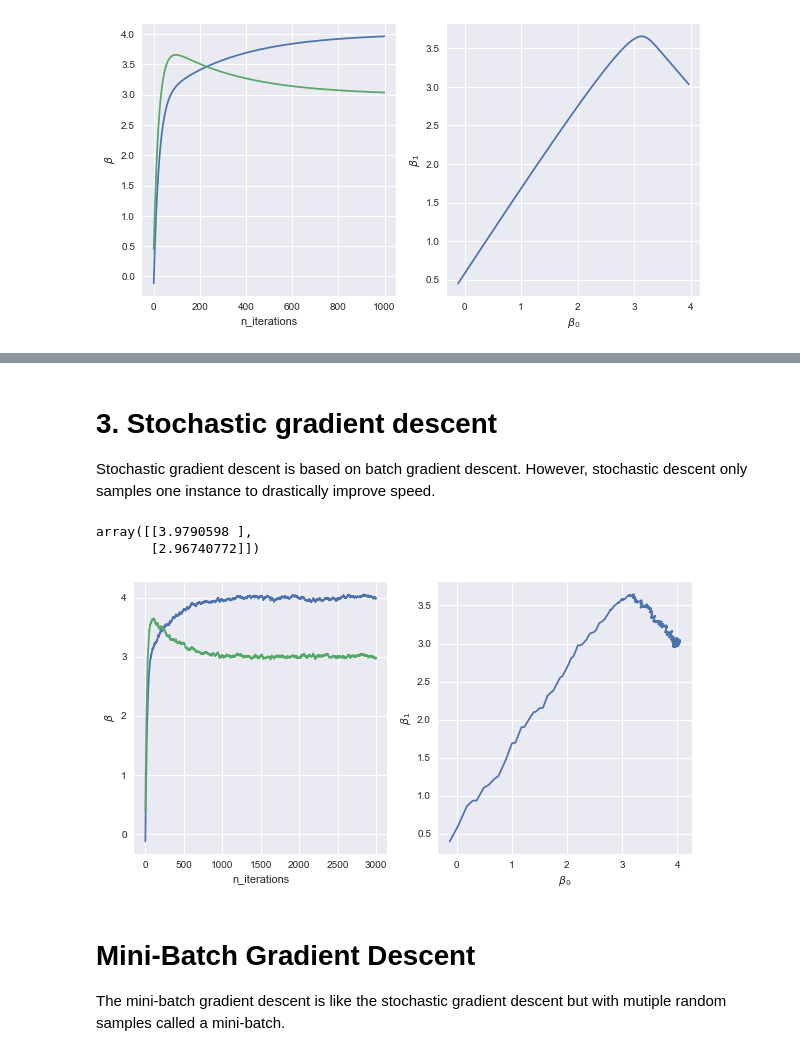
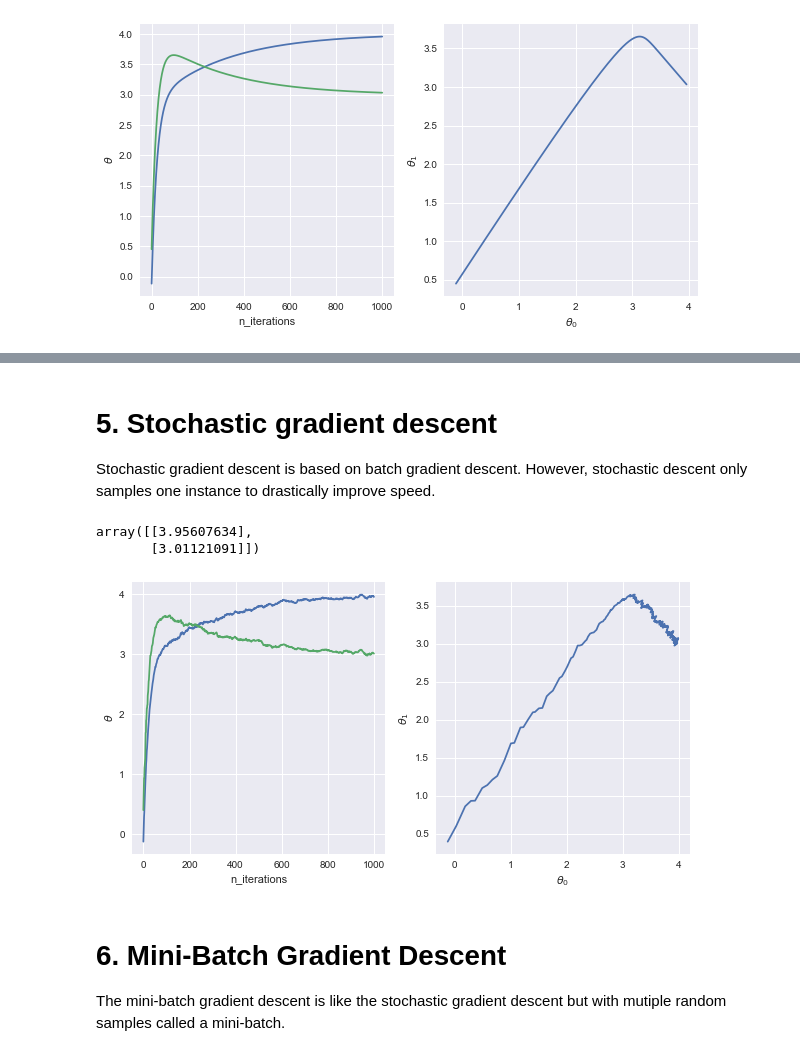
Before and after one commit to JelleWestra/simple-ml-in-numpy, a Jupyter notebook: Regression.ipynb, the cells around one changed output, grey strips where cells are left out. Drawn from its saved outputs; the diff is of its cells as text; code cells hidden in the pictures.

```diff
--- a/Regression.ipynb
+++ b/Regression.ipynb
@@ -53,14 +64,14 @@ $x$ is the instance feature vector containing $x_0$ to $x_n$ where $x_0$ is alwa
 # %%
 np.random.seed(314159265)
 
-beta = np.array([[4], [3]])
+theta = np.array([[4], [3]])
 
-X = 2 * np.random.rand(1000, beta.size - 1)
+X = 2 * np.random.rand(1000, theta.size - 1)
 # adding x_0 = 1 for all instances
 X_b = np.c_[np.ones((X.shape[0], 1)), X]
 
 # adding a random error
-y = X_b.dot(beta) + np.random.normal(0, 0.25, (X.shape[0], 1))
+y = X_b.dot(theta) + np.random.normal(0, 0.25, (X.shape[0], 1))
 # %%
 plt.plot(X, y, 'k.')
 plt.xlabel(r'$X$')
@@ -153,9 +171,9 @@ class BGDRegressor(Regressor):
         self.eta = learning_rate
         self.random_state = random_state
 
-        self.beta = None
-        # saving history of beta
-        self.betas = None
+        self.theta = None
+        # saving history of theta
+        self.thetas = None
 
         # saving the history of mse
         self.mse = np.zeros(self.n_iterations)
@@ -168,26 +186,26 @@ class BGDRegressor(Regressor):
 
         np.random.seed(self.random_state)
 
-        # initiating beta with random values in [0, 1]
-        self.beta = np.random.randn(X.shape[1] + 1, 1)
-        # saving the history of beta
-        self.betas = np.zeros((self.n_iterations, X.shape[1] + 1))
+        # initiating theta with random values in [0, 1]
+        self.theta = np.random.randn(X.shape[1] + 1, 1)
+        # saving the history of theta
+        self.thetas = np.zeros((self.n_iterations, X.shape[1] + 1))
 
         for i in range(self.n_iterations):
             # determining mean squared error
-            self.mse[i] = np.square(X_b.dot(self.beta) - y).mean()
+            self.mse[i] = np.square(X_b.dot(self.theta) - y).mean()
             # determining gradient
-            gradient = 2 / n * X_b.T.dot(X_b.dot(self.beta) - y)
+            gradient = 2 / n * X_b.T.dot(X_b.dot(self.theta) - y)
 
-            # moving beta towards the opposite direction of gradient
-            self.beta -= self.eta * gradient
-            # adding beta to history of betas
-            self.betas[i] = self.beta.ravel()
+            # moving theta towards the opposite direction of gradient
+            self.theta -= self.eta * gradient
+            # adding theta to history of thetas
+            self.thetas[i] = self.theta.ravel()
 
 
     def predict(self, X):
         X_b = np.c_[np.ones((len(X), 1)), X]
-        return X_b.dot(self.beta)
+        return X_b.dot(self.theta)
 # %%
 bgd = BGDRegressor(
     n_iterations=1000,
@@ -221,5 +239,5 @@ plt.ylim(0, 0.5);
 # %% [markdown]
-# 3. Stochastic gradient descent
+# 5. Stochastic gradient descent
 Stochastic gradient descent is based on batch gradient descent. However, stochastic descent only samples one instance to drastically improve speed.
 # %%
 class SGDRegressor(Regressor):
@@ -277,30 +295,30 @@ class SGDRegressor(Regressor):
         return X_b.dot(self.theta)
 # %%
 sgd = SGDRegressor(
-    n_iterations=1000,
-    n_epochs=3,
+    n_iterations=500,
+    n_epochs=2,
     learning_rate=0.01
 )
 
 sgd.fit(X, y)
 sgd.theta
 # %% [output]
-array([[3.9790598 ],
-       [2.96740772]])
+array([[3.95607634],
+       [3.01121091]])
 # %%
 fig, ax = plt.subplots(1, 2, figsize=(10,5))
 
 ax[0].plot(sgd.thetas)
 ax[0].set_xlabel('n_iterations')
-ax[0].set_ylabel(r'$\beta$')
+ax[0].set_ylabel(r'$\theta$')
 
 ax[1].plot(*sgd.thetas.T)
-ax[1].set_xlabel(r'$\beta_0$')
-ax[1].set_ylabel(r'$\beta_1$');
+ax[1].set_xlabel(r'$\theta_0$')
+ax[1].set_ylabel(r'$\theta_1$');
 # %% [output]
-[figure, old version]
+[figure, new version]
 # %% [markdown]
-# Mini-Batch Gradient Descent
+# 6. Mini-Batch Gradient Descent
 The mini-batch gradient descent is like the stochastic gradient descent but with mutiple random samples called a mini-batch.
 # %%
 class miniBGDRegressor(Regressor):
```
Also changed, not shown: parts of 23 cells of this notebook.
